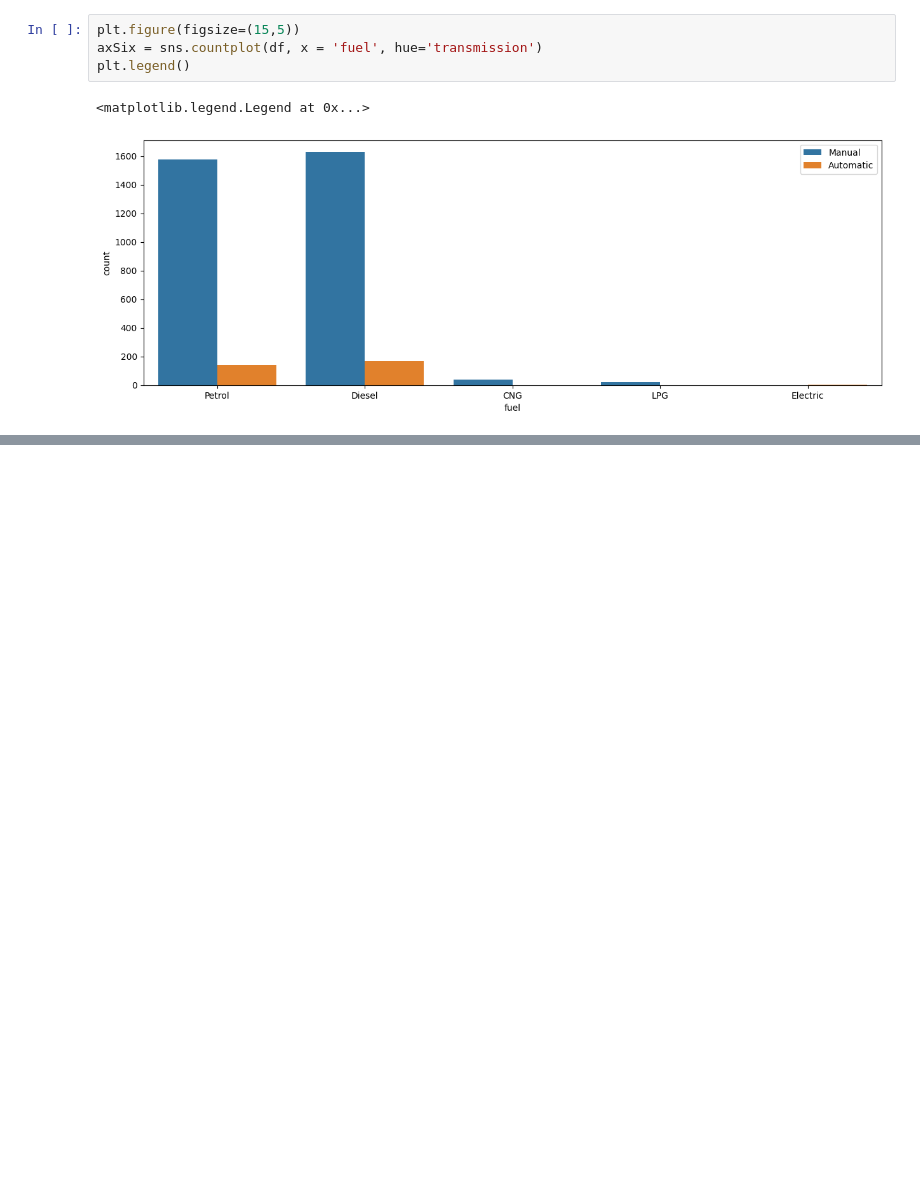
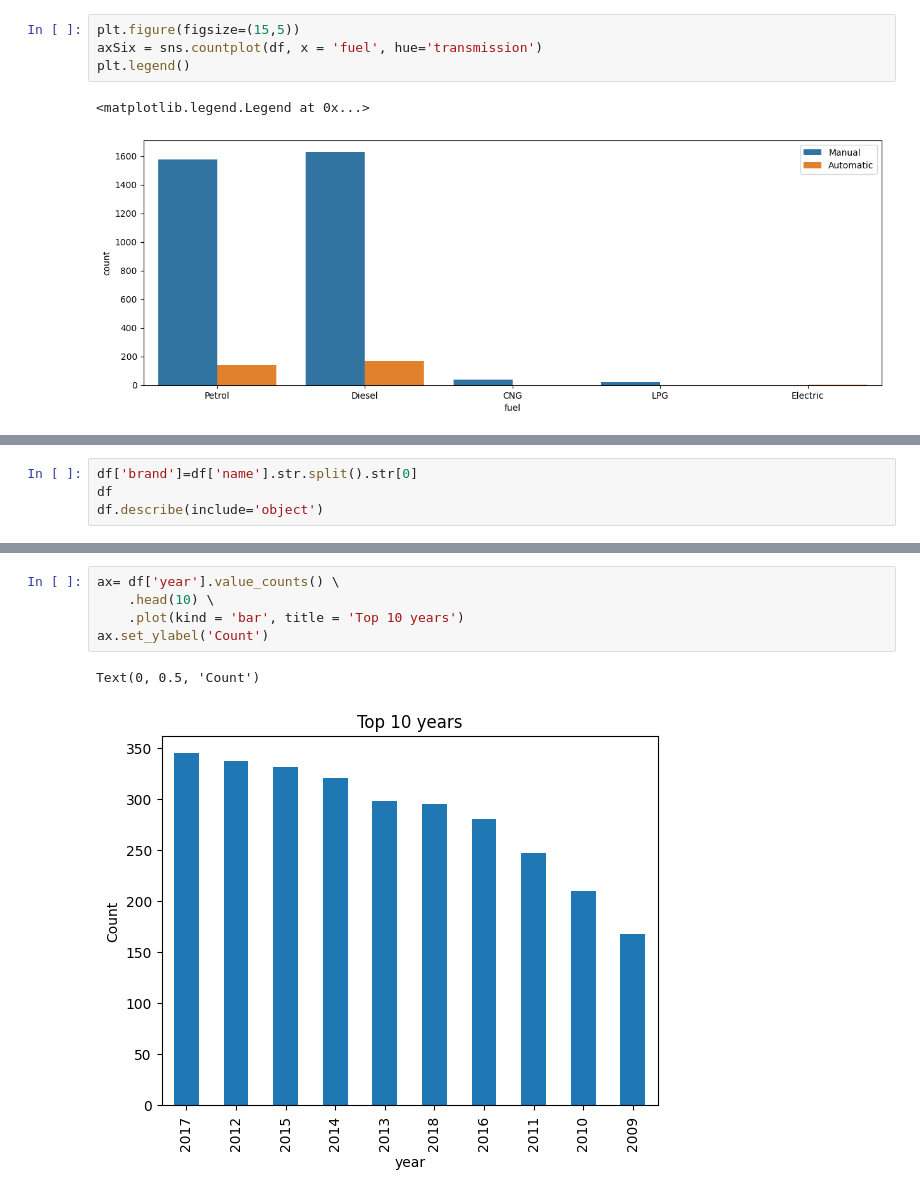
Before and after one commit to enisylmz/data-projects, a Jupyter notebook: Day14 Car Price Eda/car_price_eda.ipynb, the cells around one changed output, grey strips where cells are left out. Saved outputs shown, nothing was run; the diff lists cells and outputs as text; blank space fills up the shorter version.

```diff
--- a/Day14 Car Price Eda/car_price_eda.ipynb
+++ b/Day14 Car Price Eda/car_price_eda.ipynb
@@ -176,0 +211,4 @@ plt.legend()
+# %%
+df['brand']=df['name'].str.split().str[0]
+df
+df.describe(include='object')
@@ -176,0 +221,8 @@ plt.legend()
+# %%
+ax= df['year'].value_counts() \
+    .head(10) \
+    .plot(kind = 'bar', title = 'Top 10 years')
+ax.set_ylabel('Count')
+# %% [output]
+Text(0, 0.5, 'Count')
+[figure, added]
```
Also changed, not shown: parts of 4 cells of this notebook, 1 other file.
